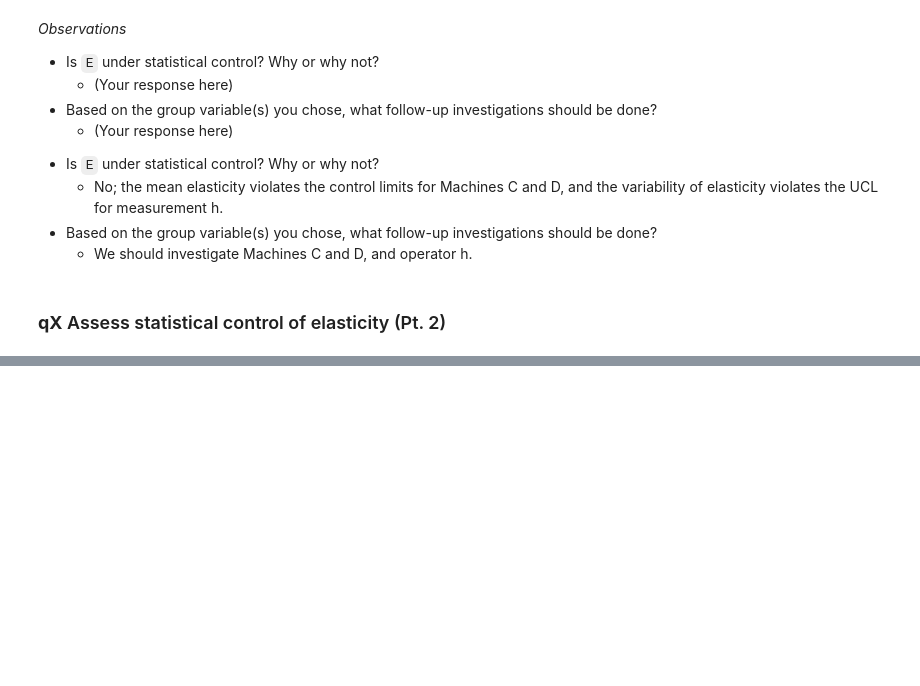
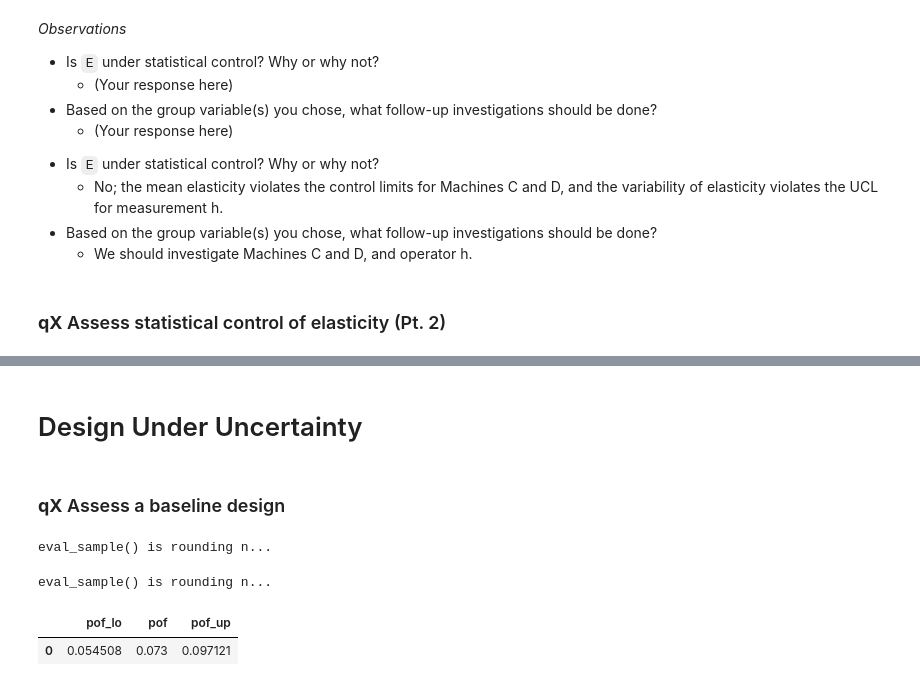
Before and after one commit to zdelrosario/evc-course, a Jupyter notebook: challenges/c05-plates-master.ipynb, the cells around one changed output, grey strips where cells are left out. Saved outputs shown, nothing was run; the diff lists cells and outputs as text; code cells hidden in the pictures; blank space fills up the shorter version.

```diff
--- a/challenges/c05-plates-master.ipynb
+++ b/challenges/c05-plates-master.ipynb
@@ -283,0 +454,12 @@ See the caveats in the documentation: https://pandas.pydata.org/pandas-docs/stab
+# %%
+md_total = (
+    md_plate
+# solution-begin
+    >> gr.cp_marginals(
+        E=gr.marg_fit("lognorm", df_sub.E, floc=0),
+        mu=gr.marg_fit("lognorm", df_sub.mu, floc=0),
+    )
+    >> gr.cp_copula_independence()
+# solution-end
+)
+md_total
@@ -283,0 +522,41 @@ See the caveats in the documentation: https://pandas.pydata.org/pandas-docs/stab
+# %% [markdown]
+# Design Under Uncertainty
+# %% [markdown]
+### __qX__ Assess a baseline design
+# %%
+df_baseline_total = (
+    md_total
+    >> gr.ev_sample(
+        n=1e3,
+        df_det=gr.df_make(t=0.25, a=12.0, b=9.0, m=1),
+    )
+    >> gr.tf_summarize(
+        pof_lo=gr.pr_lo(DF.g_buckle <= 0),
+        pof=gr.pr(DF.g_buckle <= 0),
+        pof_up=gr.pr_up(DF.g_buckle <= 0),
+    )
+)
+# %% [output]
+eval_sample() is rounding n...
+# %%
+df_baseline_real = (
+    md_real
+    >> gr.ev_sample(
+        n=1e3,
+        df_det=gr.df_make(t=0.25, a=12.0, b=9.0, m=1),
+    )
+    >> gr.tf_summarize(
+        pof_lo=gr.pr_lo(DF.g_buckle <= 0),
+        pof=gr.pr(DF.g_buckle <= 0),
+        pof_up=gr.pr_up(DF.g_buckle <= 0),
+    )
+)
+# %% [output]
+eval_sample() is rounding n...
+# %%
+(
+    df_baseline_total
+)
+# %% [output]
+|  | pof_lo | pof | pof_up |
+| 0 | 0.054508 | 0.073 | 0.097121 |
```
Also changed, not shown: parts of 25 cells of this notebook.
